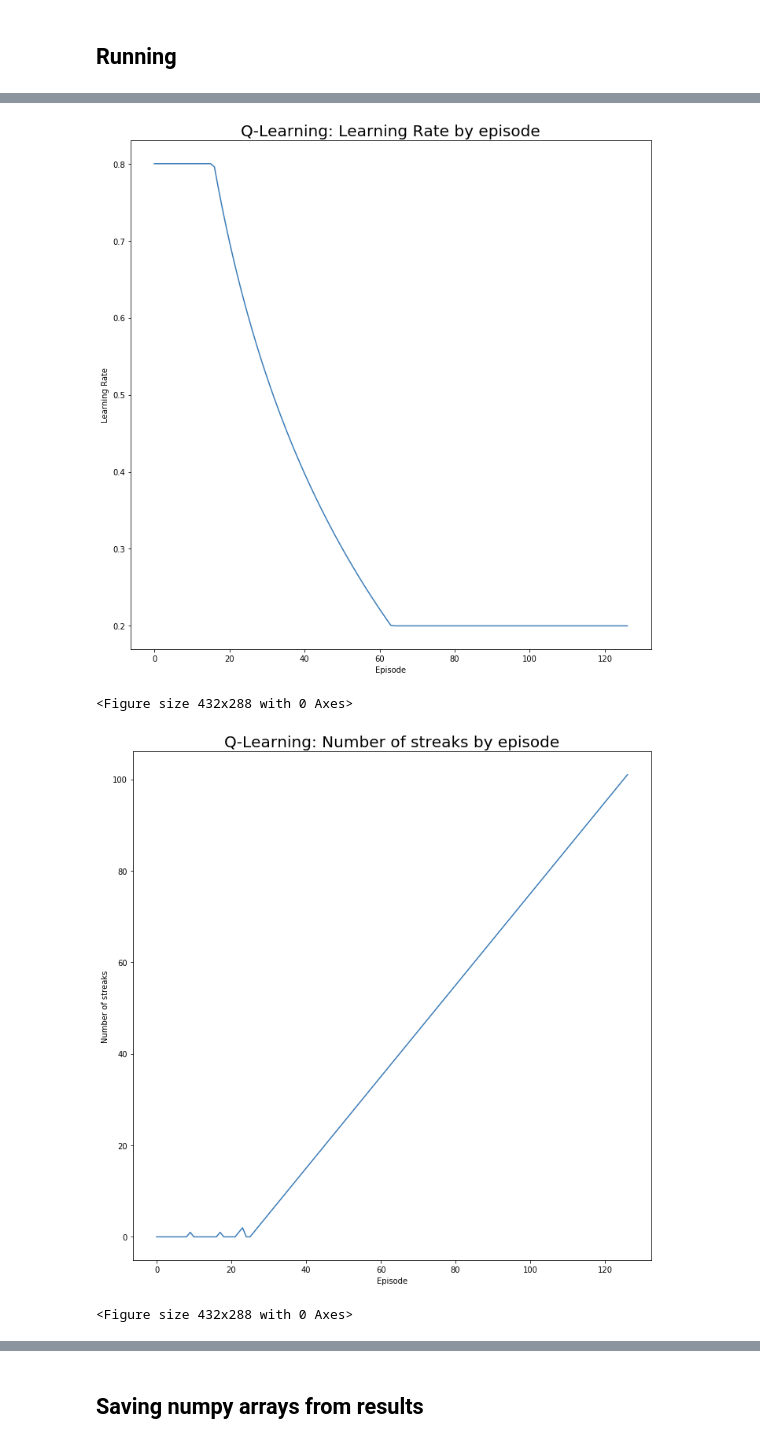
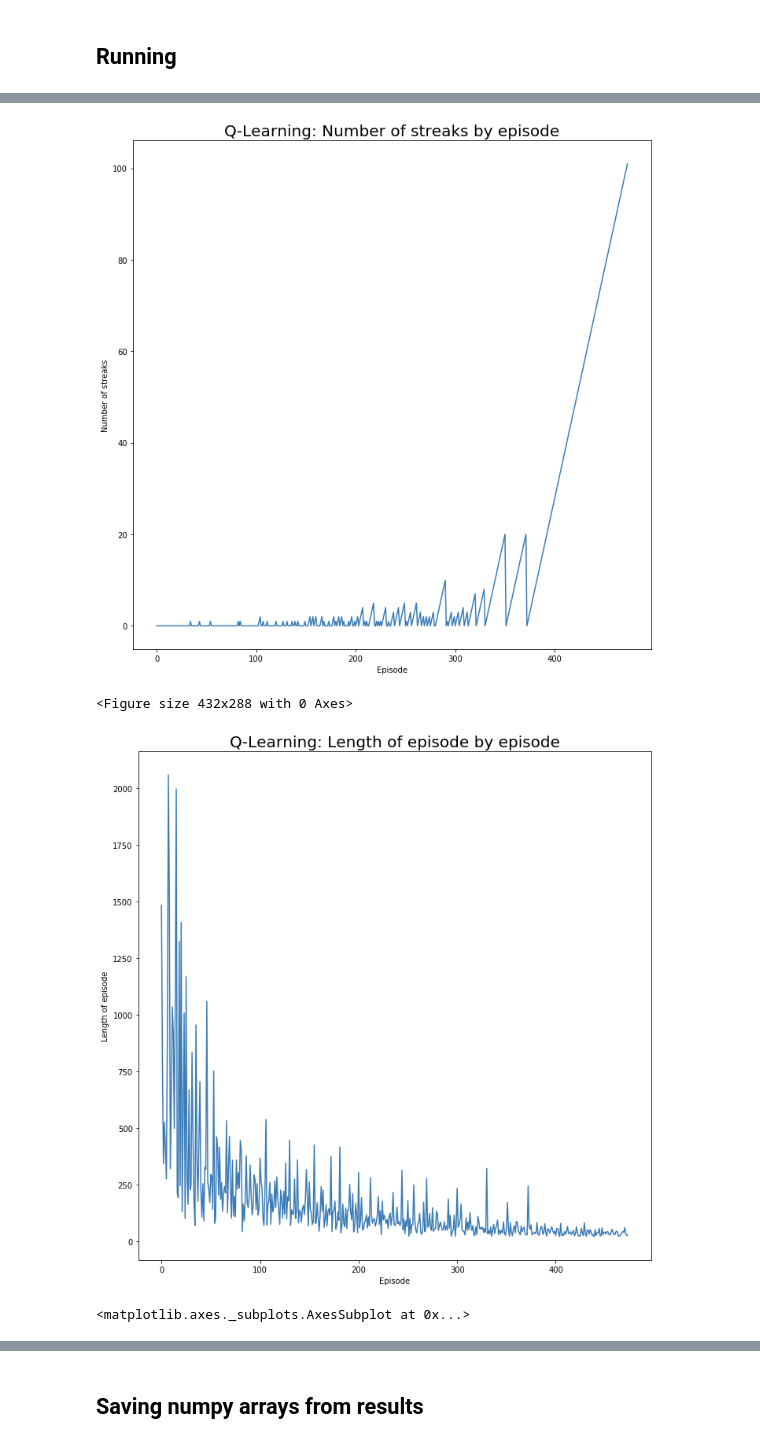
Before and after one commit to math-sasso/mazze-portal-rl-unicamp, a Jupyter notebook: Q_Learning.ipynb, the cells around one changed output, grey strips where cells are left out. Cells and saved outputs as stored; diff of their text form; code cells hidden in the pictures.

```diff
--- a/Q_Learning.ipynb
+++ b/Q_Learning.ipynb
@@ -46,7 +46,6 @@ STATE_BOUNDS = list(zip(env.observation_space.low, env.observation_space.high))
 Learning related constants
 '''
 MIN_EXPLORE_RATE = 0.001
-MIN_LEARNING_RATE = 0.2
 DECAY_FACTOR = np.prod(MAZE_SIZE, dtype=float) / 10.0
 
 '''
@@ -63,6 +62,7 @@ ENABLE_RECORDING = False
 Q-Learning Related Constants
 '''
 DISCOUNT_FACTOR = 0.99
+LEARNING_RATE = 0.01
 
 '''
 CREATING RESULTS SAVING FOLDERS
@@ -85,7 +82,8 @@ Hello from the pygame community. https://www.pygame.org/contribute.html
 # %% [markdown]
 ## Algorithm Simulation
 # %%
-def simulate(discount_factor:float= 0.99):
+def simulate(discount_factor:float= 0.99,
+             learning_rate:float= 0.01):
     """Simulate Q-Learning Algorythim .
 
     Args:
@@ -94,7 +92,6 @@ def simulate(discount_factor:float= 0.99):
     Returns:
         np.array(reward_episode_list): Numpy array with the episodes rewards
         np.array(explore_rate_episode_list): Numpy array with the episodes explore rates
-        np.array(learning_rate_episode_list): Numpy array with the episodes learning rates
         np.array(num_streaks_episode_list): Numpy array with the episodes number of mazze completions
         np.array(length_episode_list): Numpy array with the episodes lengths
     """
@@ -103,12 +100,10 @@ def simulate(discount_factor:float= 0.99):
 
     reward_episode_list = []
     explore_rate_episode_list = []
-    learning_rate_episode_list = []
     num_streaks_episode_list = []
     length_episode_list = []
 
     # Instantiating the learning related parameters
-    learning_rate = get_learning_rate(0)
     explore_rate = get_explore_rate(0)
 
     # Render tha maze
@@ -126,28 +121,28 @@ def simulate(discount_factor:float= 0.99):
         obv = env.reset()
 
         # the initial state
-        state_0 = state_to_bucket(obv)
+        state = state_to_bucket(obv)
         total_reward = 0
 
 
         for t in range(MAX_T):
 
             # Select an action
-            action = epsilon_greedy_police(state_0, explore_rate,q_table)
+            action = epsilon_greedy_police(state, explore_rate,q_table)
 
             # execute the action
             obv, reward, done, _ = env.step(action)
 
             # Observe the result
-            state = state_to_bucket(obv)
+            next_state = state_to_bucket(obv)
             total_reward += reward
 
             # Update the Q based on the result
-            best_q = np.amax(q_table[state])
-            q_table[state_0 + (action,)] += learning_rate * (reward + discount_factor * (best_q) - q_table[state_0 + (action,)])
+            best_q = np.amax(q_table[next_state])
+            q_table[state + (action,)] += learning_rate * (reward + discount_factor * (best_q) - q_table[state + (action,)])
 
             # Setting up for the next iteration
-            state_0 = state
+            state = next_state
 
 
             # Render tha maze
@@ -172,7 +167,6 @@ def simulate(discount_factor:float= 0.99):
         # Appending Episode values to the list
         reward_episode_list.append(total_reward)
         explore_rate_episode_list.append(explore_rate)
-        learning_rate_episode_list.append(learning_rate)
         num_streaks_episode_list.append(num_streaks)
         length_episode_list.append(t)
 
@@ -182,7 +176,6 @@ def simulate(discount_factor:float= 0.99):
 
         # Update parameters
         explore_rate = get_explore_rate(episode)
-        learning_rate = get_learning_rate(episode)
 
 
     print("FINAL ACTION TABLE \n")
@@ -192,7 +185,6 @@ def simulate(discount_factor:float= 0.99):
 
     return (np.array(reward_episode_list),
             np.array(explore_rate_episode_list),
-            np.array(learning_rate_episode_list),
             np.array(num_streaks_episode_list),
             np.array(length_episode_list))
 # %% [markdown]
@@ -236,8 +224,9 @@ def state_to_bucket(state):
 # %% [markdown]
 ## Running
 # %%
-reward_episode_array,explore_rate_episode_array,learning_rate_episode_array,num_streaks_episode_array,length_episode_array = \
-        simulate(discount_factor = DISCOUNT_FACTOR)
+reward_episode_array,explore_rate_episode_array,num_streaks_episode_array,length_episode_array = \
+        simulate(discount_factor = DISCOUNT_FACTOR,
+                learning_rate = LEARNING_RATE)
 
 if ENABLE_RECORDING:
     env.monitor.close()
@@ -280,16 +269,6 @@ plot_line_graphs_overlayed(x_list = [range(NUM_EPISODES)[:len(num_streaks_episod
                             graph_saving_path = graph_saving_path)
 
 
-graph_saving_path = os.path.join(SAVING_RESULTS_IMAGE_FODLER,"learning_rate_episode_array")
-plot_line_graphs_overlayed(x_list = [range(NUM_EPISODES)[:len(num_streaks_episode_array)]],
-                            y_list = [learning_rate_episode_array],
-                            x_axe_name="Episode",
-                            y_axe_name="Learning Rate",
-                            legends = ["None_Marker"],
-                            title = "Q-Learning: Learning Rate by episode" ,
-                            graph_saving_path = graph_saving_path)
-
-
 graph_saving_path = os.path.join(SAVING_RESULTS_IMAGE_FODLER,"num_streaks_episode_array")
 plot_line_graphs_overlayed(x_list =[range(NUM_EPISODES)[:len(num_streaks_episode_array)]],
                             y_list = [num_streaks_episode_array],
@@ -315,5 +294,5 @@ plot_line_graphs_overlayed(x_list = [range(NUM_EPISODES)[:len(num_streaks_episod
 <Figure size 432x288 with 0 Axes>
-[figure, old version]
+[figure, new version]
 <Figure size 432x288 with 0 Axes>
-[figure, old version]
+[figure, new version]
-<Figure size 432x288 with 0 Axes>
+<matplotlib.axes._subplots.AxesSubplot at 0x...>
```
Also changed, not shown: parts of 6 cells of this notebook, 50 other files.
